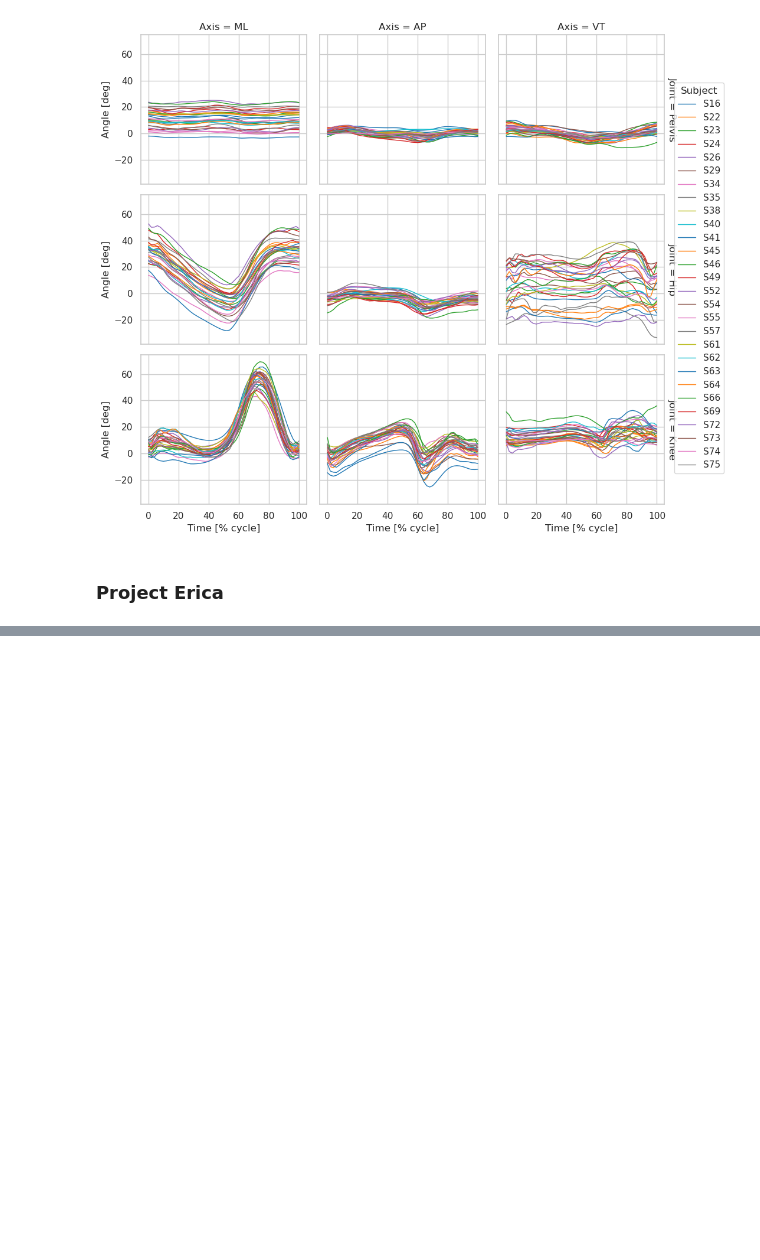
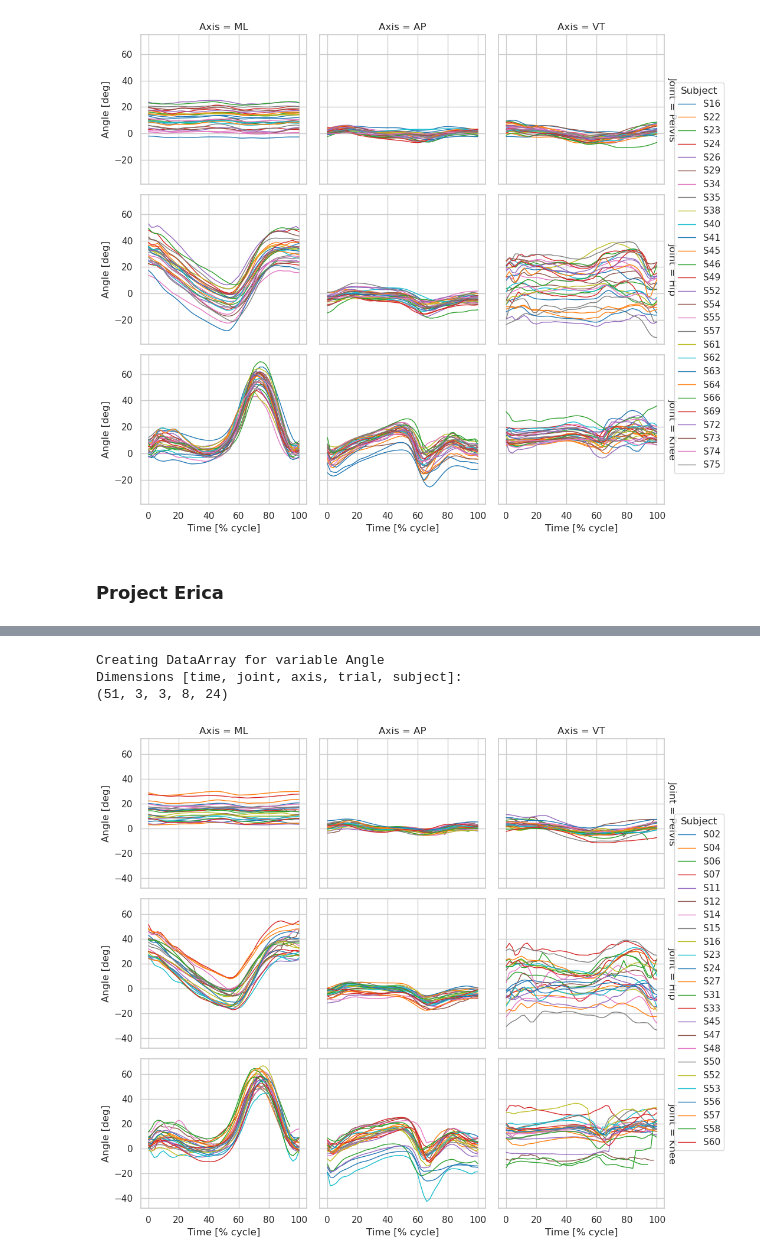
Before and after one commit to demotu/gait_score, a Jupyter notebook: notebooks/data_validation.ipynb, the cells around one changed output, grey strips where cells are left out. Drawn from its saved outputs; the diff is of its cells as text; code cells hidden in the pictures; blank space fills up the shorter version.

Commit message:
results for Erica

```diff
--- a/notebooks/data_validation.ipynb
+++ b/notebooks/data_validation.ipynb
@@ -660,3 +660,11 @@ da.plot(x='Time', hue='Subject', row='Joint', col='Axis');
 [figure]
 # %% [markdown]
 ### Project Erica
+# %%
+path2 = Path(r'./../data/Erica/')
+
+metadata = pd.read_csv(path2 /  f'metadata_{path2.name}.csv', sep=',', header=0, index_col=0, dtype={'Assessment':'str'})
+group = 1
+assessment = 'T00'
+metadata2 = metadata.query('Group  == @group & Assessment == @assessment')
+display(metadata2)
@@ -662,0 +685,18 @@ da.plot(x='Time', hue='Subject', row='Joint', col='Axis');
+# %%
+variable = 'Angle'
+da = create_da(metadata2, step=2, variable=variable, path2=path2)
+joints = list(da.Joint.values)
+axes = list(da.Axis.values)
+NT = da.sel(Joint=joints[0], Axis=axes[0]).sum(dim='Time', skipna=False).squeeze().count().values
+da = da.reduce(np.nanquantile, q=.5, dim='Trial') #da.reduce(np.nanmean, dim='Trial')
+NS = da.sel(Joint=joints[0], Axis=axes[0]).sum(dim='Time', skipna=False).squeeze().count().values
+da.to_netcdf(f'{path2 / variable}_G{group}{assessment}.nc')
+#da = xr.open_dataarray(f'{path2 / variable}_G{group}{assessment}.nc')
+# %% [output]
+Creating DataArray for variable Angle
+Dimensions [time, joint, axis, trial, subject]:
+(51, 3, 3, 8, 24)
+# %%
+da.plot(x='Time', hue='Subject', row='Joint', col='Axis');
+# %% [output]
+[figure, added]
```
Also changed, not shown: parts of 2 cells of this notebook, 2 other files.
